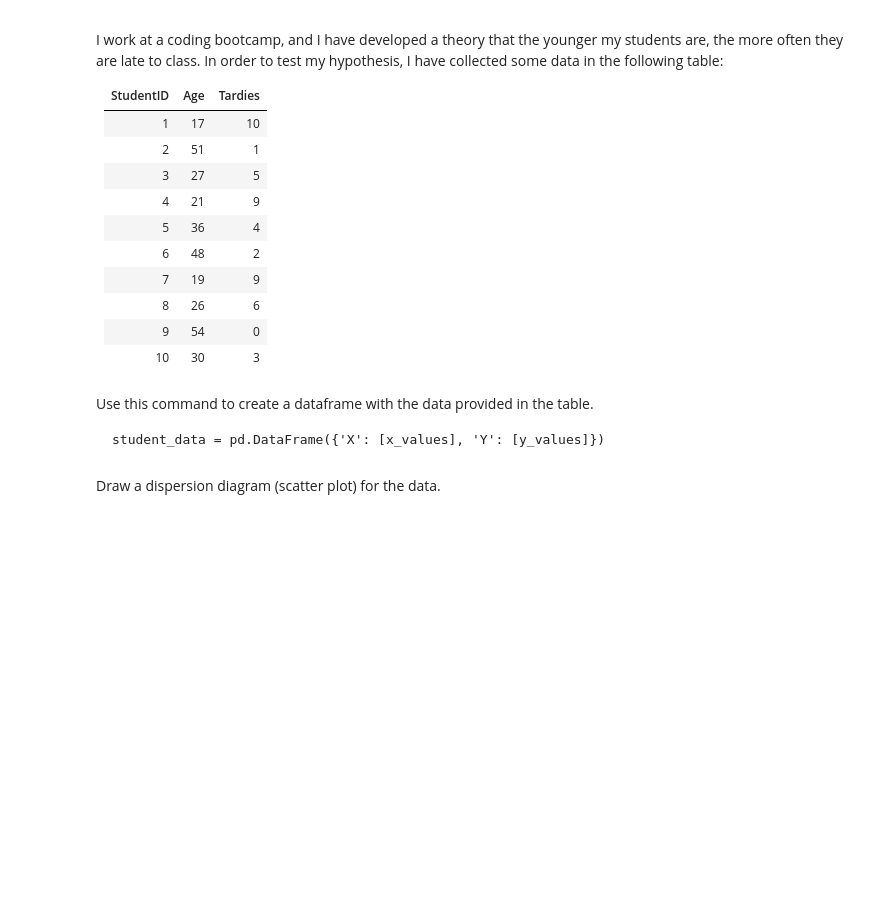
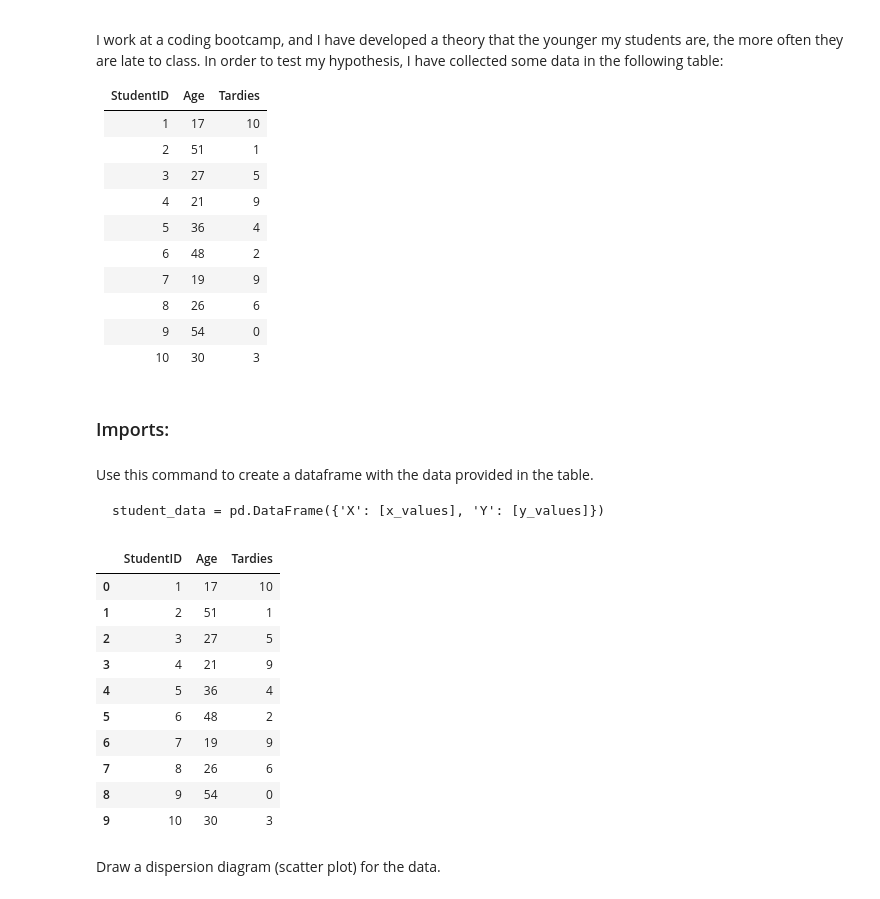
Before and after one commit to Ironhack-Data-Madrid-Octubre-2023/7.3-lab_regression_analysis, a Jupyter notebook: your-code.ipynb, the cells around one changed output. Saved outputs shown, nothing was run; the diff lists cells and outputs as text; code cells hidden in the pictures; blank space fills up the shorter version.

```diff
--- a/your-code.ipynb
+++ b/your-code.ipynb
@@ -27,0 +26,2 @@ import pandas as pd
+# %% [markdown]
+### Imports:
@@ -37,3 +38,27 @@ student_data = pd.DataFrame({'X': [x_values], 'Y': [y_values]})
+# %%
+# Your code here.
+
+data = {
+    'StudentID': [1, 2, 3, 4, 5, 6, 7, 8, 9, 10],
+    'Age': [17, 51, 27, 21, 36, 48, 19, 26, 54, 30],
+    'Tardies': [10, 1, 5, 9, 4, 2, 9, 6, 0, 3]
+}
+
+student_data = pd.DataFrame(data)
+
+student_data
+# %% [output]
+|  | StudentID | Age | Tardies |
+| 0 | 1 | 17 | 10 |
+| 1 | 2 | 51 | 1 |
+| 2 | 3 | 27 | 5 |
+| 3 | 4 | 21 | 9 |
+| 4 | 5 | 36 | 4 |
+| 5 | 6 | 48 | 2 |
+| 6 | 7 | 19 | 9 |
+| 7 | 8 | 26 | 6 |
+| 8 | 9 | 54 | 0 |
+| 9 | 10 | 30 | 3 |
 # %% [markdown]
 Draw a dispersion diagram (scatter plot) for the data.
 # %%
```
Also changed, not shown: parts of 19 cells of this notebook.
